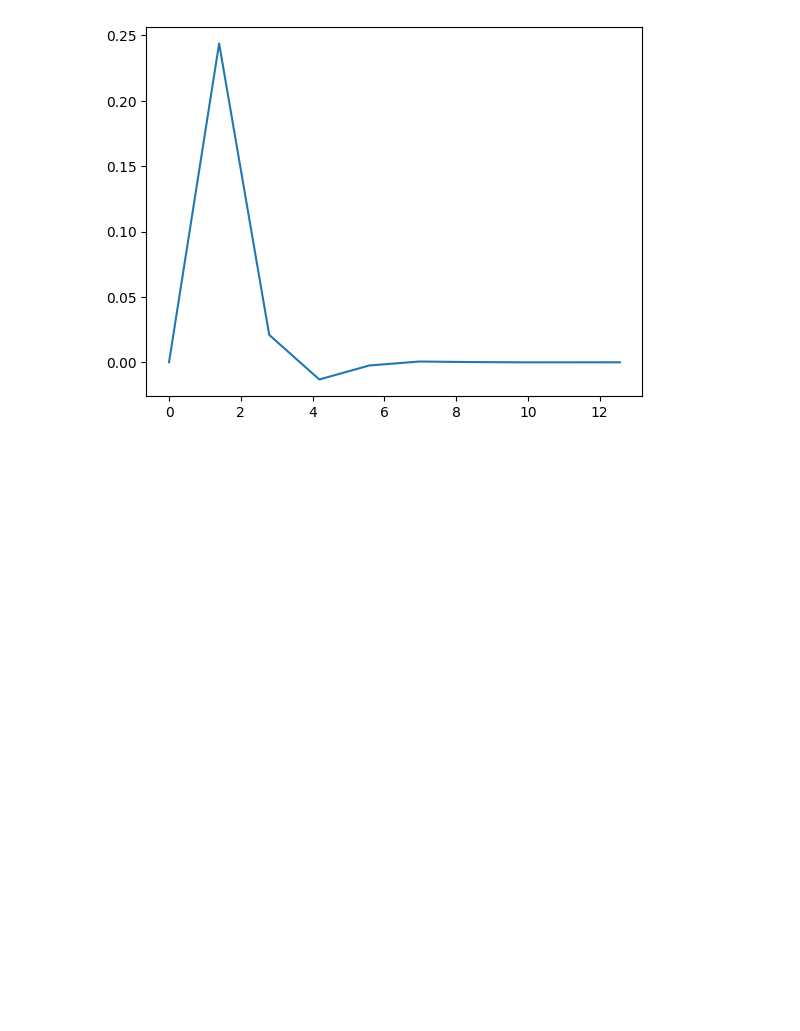
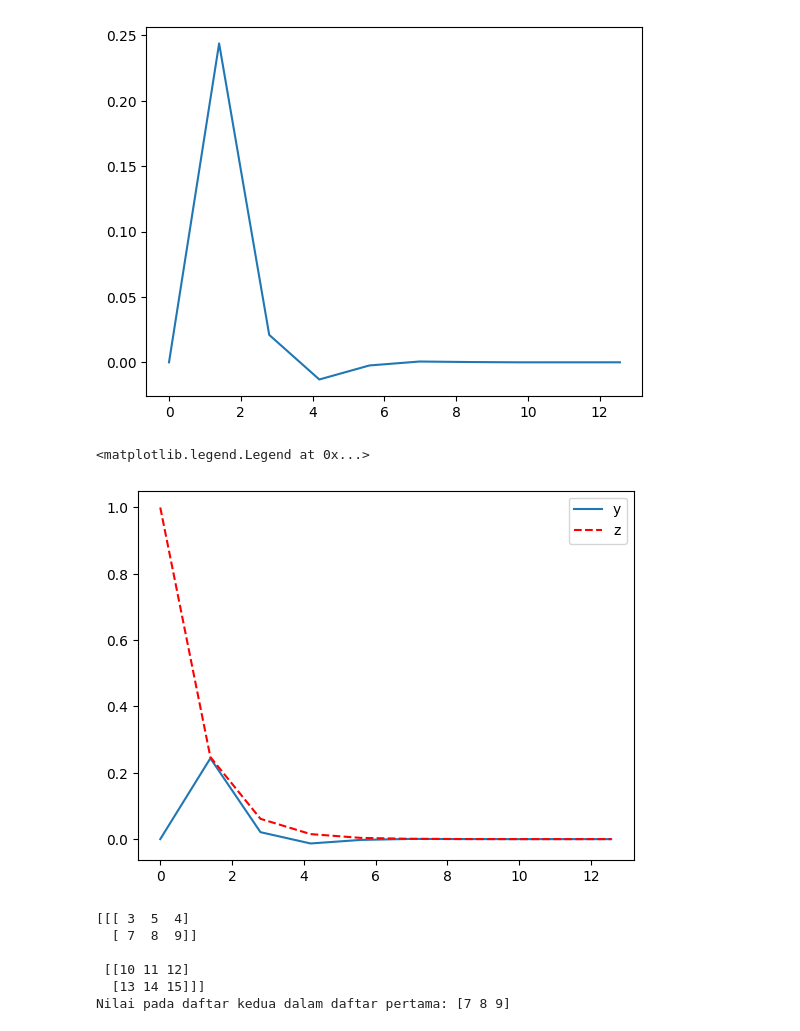
Before and after one commit to nova888/Latihan-Aljabar, a Jupyter notebook: notasiPi.ipynb, the cells around one changed output. Drawn from its saved outputs; the diff is of its cells as text; code cells hidden in the pictures; blank space fills up the shorter version.

```diff
--- a/notasiPi.ipynb
+++ b/notasiPi.ipynb
@@ -40,7 +40,32 @@ plt.show()
 # %%
 x = np.linspace(0,4*np.pi,10)
 y = np.exp(-x)*np.sin(x)
 z = np.exp(-x)
 plt.figure()
 plt.plot(x,y)
-plt.plot(x,z, 'r--', label='$ e^{-x}
+plt.plot(x,z, 'r--', label='$ e^{-x}$')
+plt.legend(['y','z'])
+# %% [output]
+<matplotlib.legend.Legend at 0x...>
+[figure, added]
+# %%
+import numpy as np
+
+# Membuat array 3D berukuran 2x2x3
+array3d = np.array([
+    [[3, 5, 4], [7, 8, 9]],          # Blok 0 (Daftar pertama)
+    [[10, 11, 12], [13, 14, 15]]      # Blok 1 (Daftar kedua)
+])
+
+print(array3d)
+
+# Menampilkan baris kedua (indeks 1) dari blok pertama (indeks 0)
+# Hasilnya: [7, 8, 9]
+print("Nilai pada daftar kedua dalam daftar pertama: {}".format(array3d[0, 1]))
+# %% [output]
+[[[ 3  5  4]
+  [ 7  8  9]]
+
+ [[10 11 12]
+  [13 14 15]]]
+Nilai pada daftar kedua dalam daftar pertama: [7 8 9]
```
